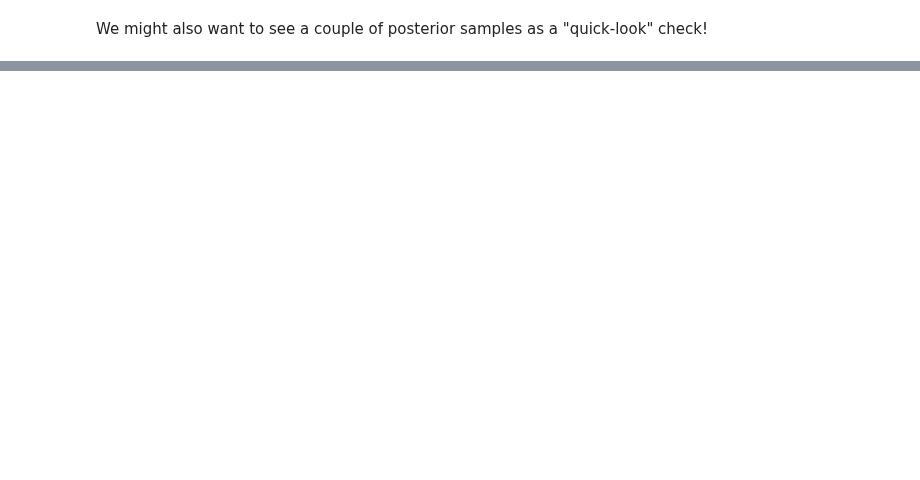
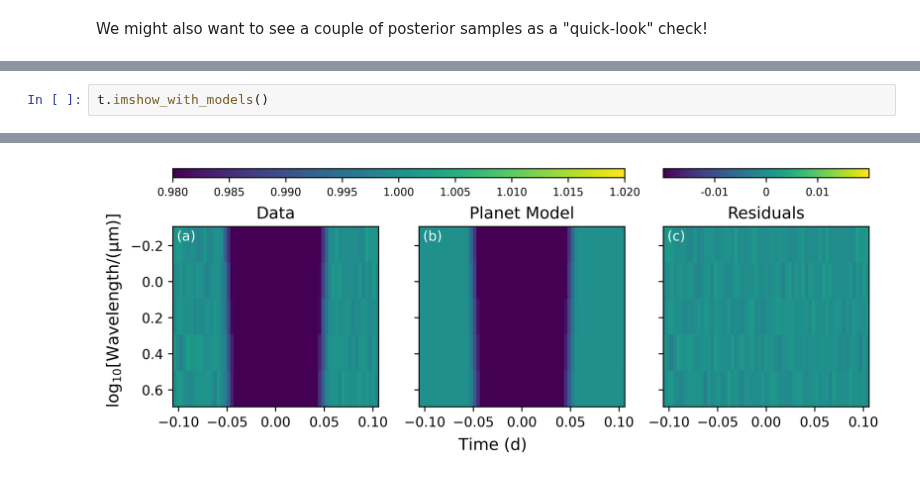
Before and after one commit to catrionamurray/chromatic_fitting, a Jupyter notebook: docs/tutorial_for_transit_fitting.ipynb, the cells around one changed output, grey strips where cells are left out. Drawn from its saved outputs; the diff is of its cells as text; blank space fills up the shorter version.

```diff
--- a/docs/tutorial_for_transit_fitting.ipynb
+++ b/docs/tutorial_for_transit_fitting.ipynb
@@ -107,0 +182,3 @@ t.plot_posteriors()
+# %%
+t.imshow_with_models()
+# %% [output]
@@ -107,0 +186 @@ t.plot_posteriors()
+[figure, added]
```
Also changed, not shown: parts of 11 cells of this notebook, 2 other files.
